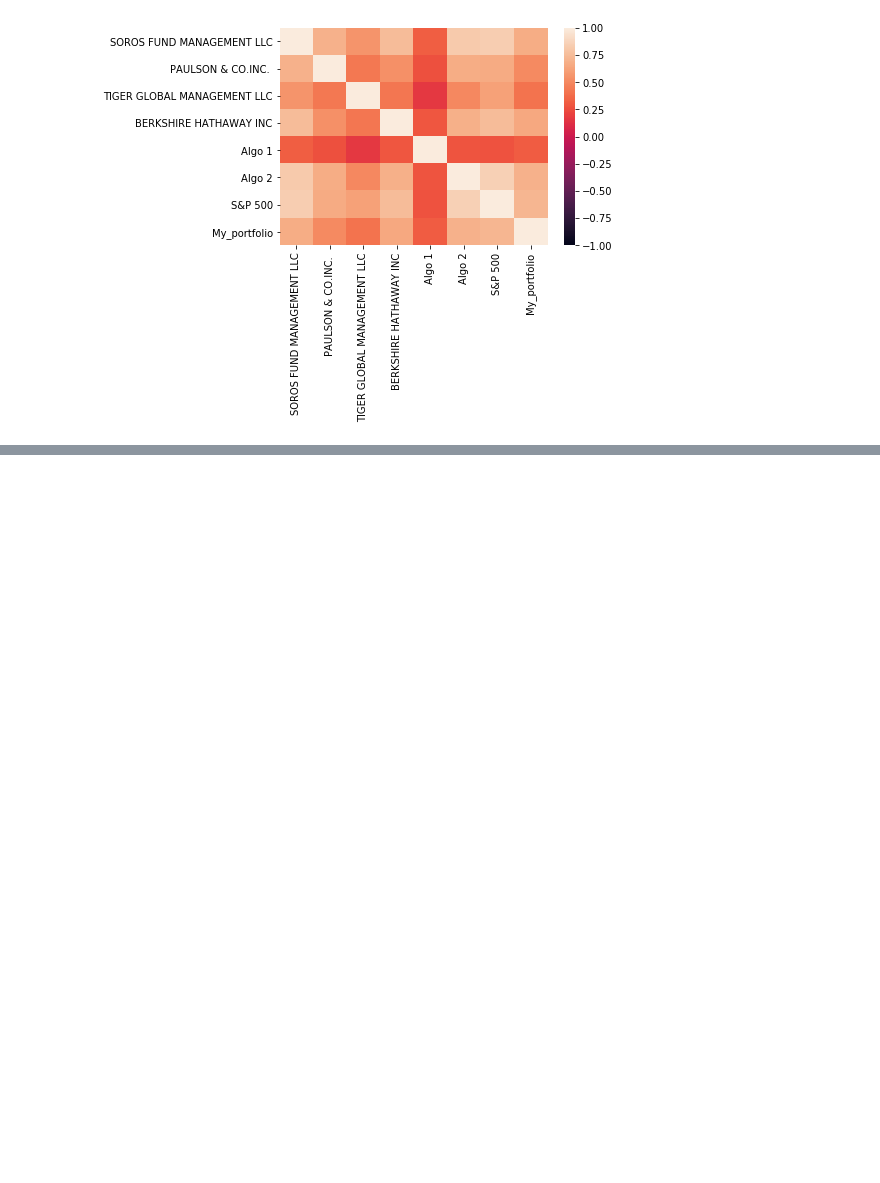
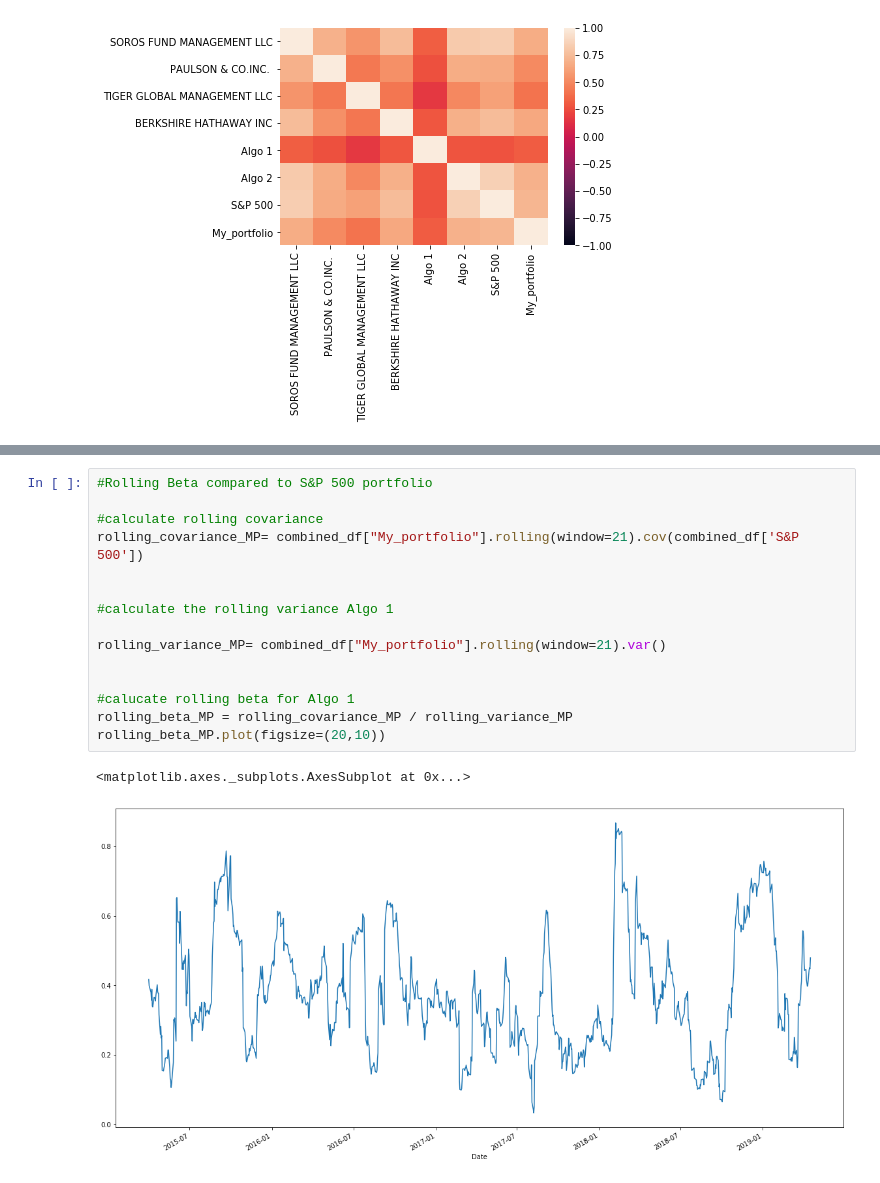
Before and after one commit to boranova/A-Whale-Off-the-Port-folio, a Jupyter notebook: whale_analysis.ipynb, the cells around one changed output, grey strips where cells are left out. Drawn from its saved outputs; the diff is of its cells as text; blank space fills up the shorter version.

```diff
--- a/whale_analysis.ipynb
+++ b/whale_analysis.ipynb
@@ -685,0 +686,18 @@ sns.lmplot(x='SOROS FUND MANAGEMENT LLC', y='My_portfolio', data=combined_df, as
+# %%
+#Rolling Beta compared to S&P 500 portfolio
+
+#calculate rolling covariance
+rolling_covariance_MP= combined_df["My_portfolio"].rolling(window=21).cov(combined_df['S&P 500'])
+
+
+#calculate the rolling variance Algo 1
+
+rolling_variance_MP= combined_df["My_portfolio"].rolling(window=21).var()
+
+
+#calucate rolling beta for Algo 1
+rolling_beta_MP = rolling_covariance_MP / rolling_variance_MP
+rolling_beta_MP.plot(figsize=(20,10))
+# %% [output]
+<matplotlib.axes._subplots.AxesSubplot at 0x...>
+[figure, added]
```
Also changed, not shown: parts of 2 cells of this notebook, 4 other files.
